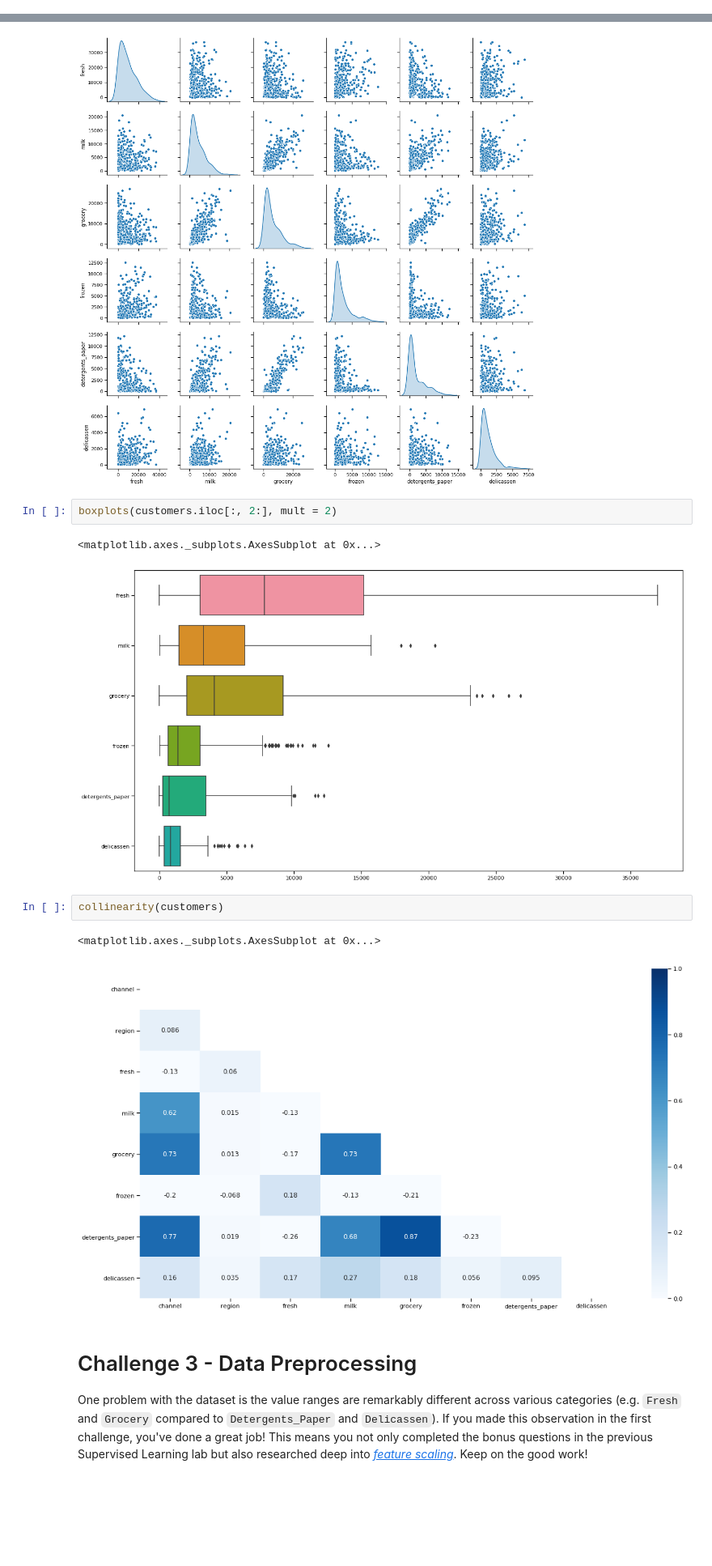
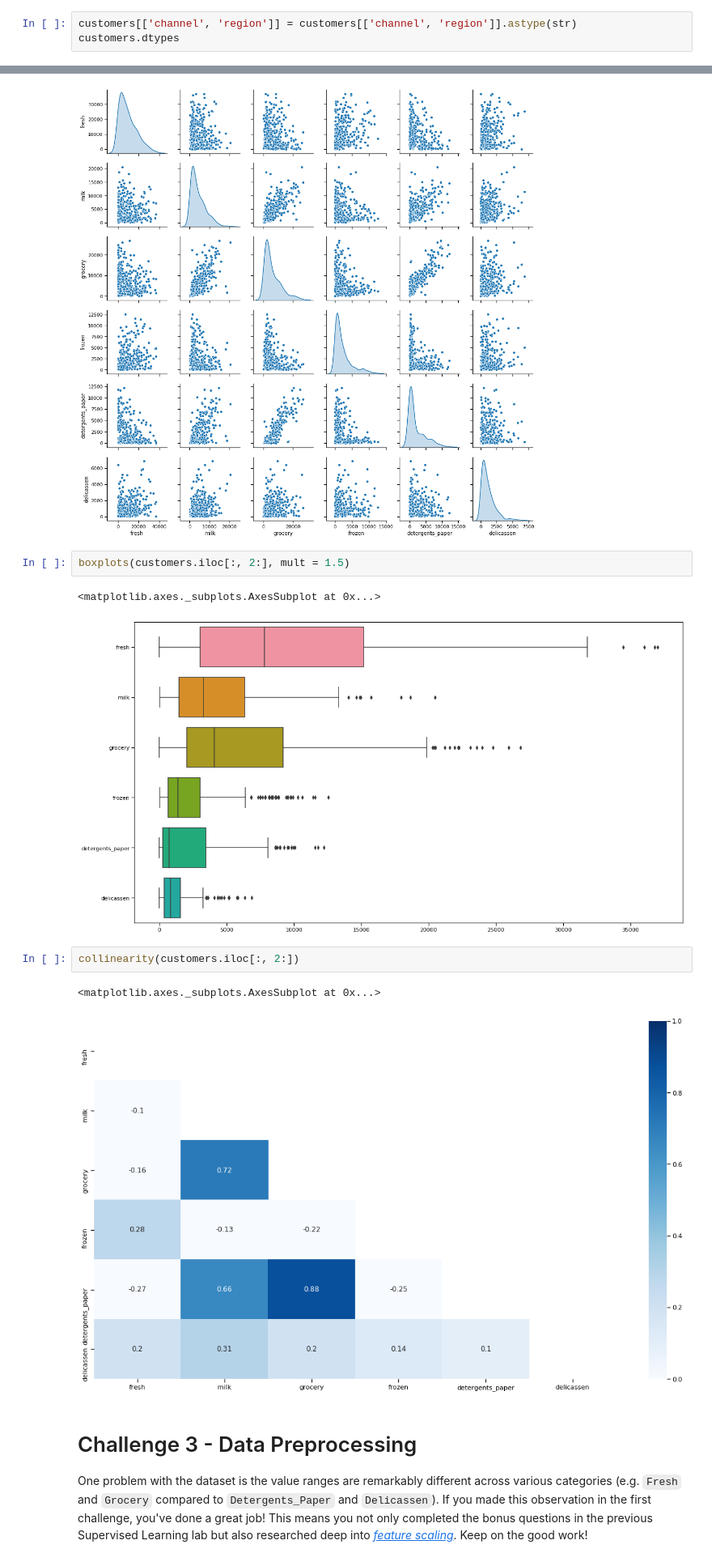
Before and after one commit to rjbarrantes/datamia0819, a Jupyter notebook: module-3/lab-unsupervised-learning/your-code/main.ipynb, the cells around one changed output, grey strips where cells are left out. Shown at 81% size. Drawn from its saved outputs; the diff is of its cells as text; blank space fills up the shorter version.

```diff
--- a/module-3/lab-unsupervised-learning/your-code/main.ipynb
+++ b/module-3/lab-unsupervised-learning/your-code/main.ipynb
@@ -64,3 +69,6 @@ customers.describe()
 | 50% | 1.000000 | 3.000000 | 8504.000000 | 3627.000000 | 4755.500000 | 1526.000000 | 816.500000 | 965.500000 |
 | 75% | 2.000000 | 3.000000 | 16933.750000 | 7190.250000 | 10655.750000 | 3554.250000 | 3922.000000 | 1820.250000 |
 | max | 2.000000 | 3.000000 | 112151.000000 | 73498.000000 | 92780.000000 | 60869.000000 | 40827.000000 | 47943.000000 |
+# %%
+customers[['channel', 'region']] = customers[['channel', 'region']].astype(str)
+customers.dtypes
@@ -168,15 +181,15 @@ sns.pairplot(customers.iloc[:, 2:], diag_kind = 'kde')
 <seaborn.axisgrid.PairGrid at 0x...>
 [figure]
 # %%
-boxplots(customers.iloc[:, 2:], mult = 2)
+boxplots(customers.iloc[:, 2:], mult = 1.5)
 # %% [output]
 <matplotlib.axes._subplots.AxesSubplot at 0x...>
-[figure, old version]
+[figure, new version]
 # %%
-collinearity(customers)
+collinearity(customers.iloc[:, 2:])
 # %% [output]
 <matplotlib.axes._subplots.AxesSubplot at 0x...>
-[figure, old version]
+[figure, new version]
 # %% [markdown]
 # Challenge 3 - Data Preprocessing
 
```
Also changed, not shown: parts of 35 cells of this notebook, 7 other files.
